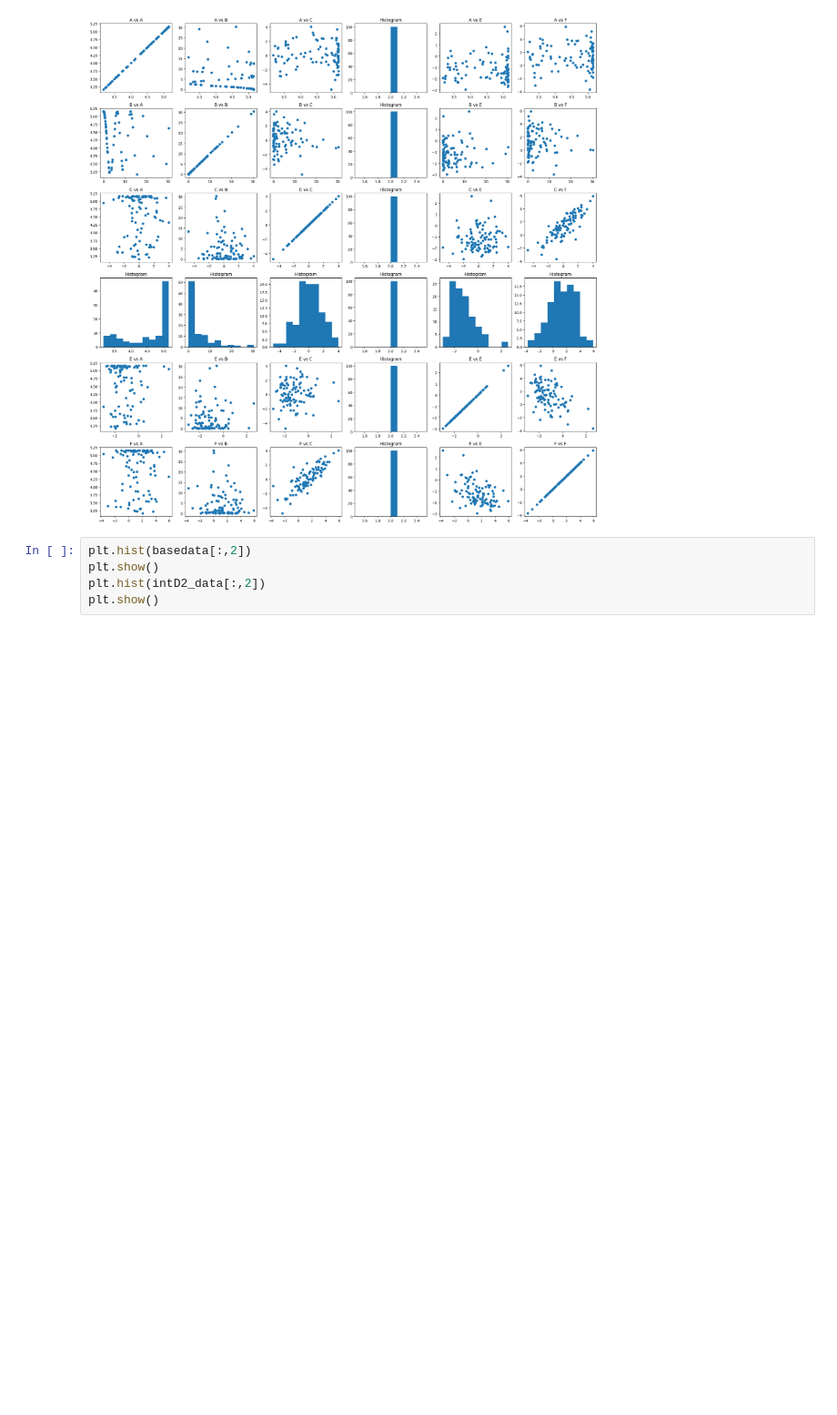
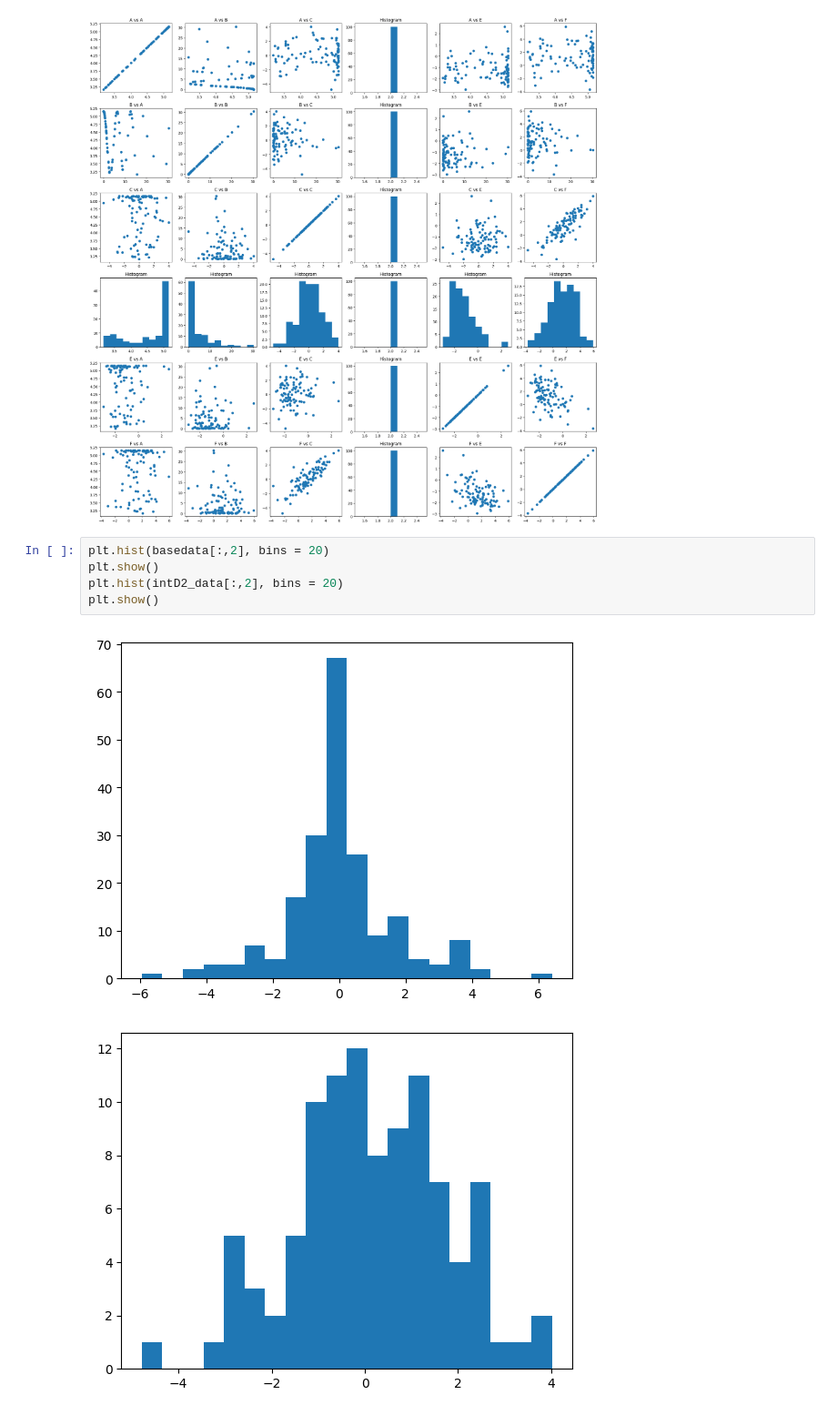
Before and after one commit to katinka314/AL_graph_project, a Jupyter notebook: main.ipynb, the cells around one changed output. Shown at 91% size. Saved outputs shown, nothing was run; the diff lists cells and outputs as text; blank space fills up the shorter version.

```diff
--- a/main.ipynb
+++ b/main.ipynb
@@ -14,7 +14,10 @@ plot_grid_hist(intD2_data, idx=3, n=6)
 # %% [output]
 [figure]
 # %%
-plt.hist(basedata[:,2])
+plt.hist(basedata[:,2], bins = 20)
 plt.show()
-plt.hist(intD2_data[:,2])
+plt.hist(intD2_data[:,2], bins = 20)
 plt.show()
+# %% [output]
+[figure, added]
+[figure, added]
```
Also changed, not shown: parts of 1 cell of this notebook.
